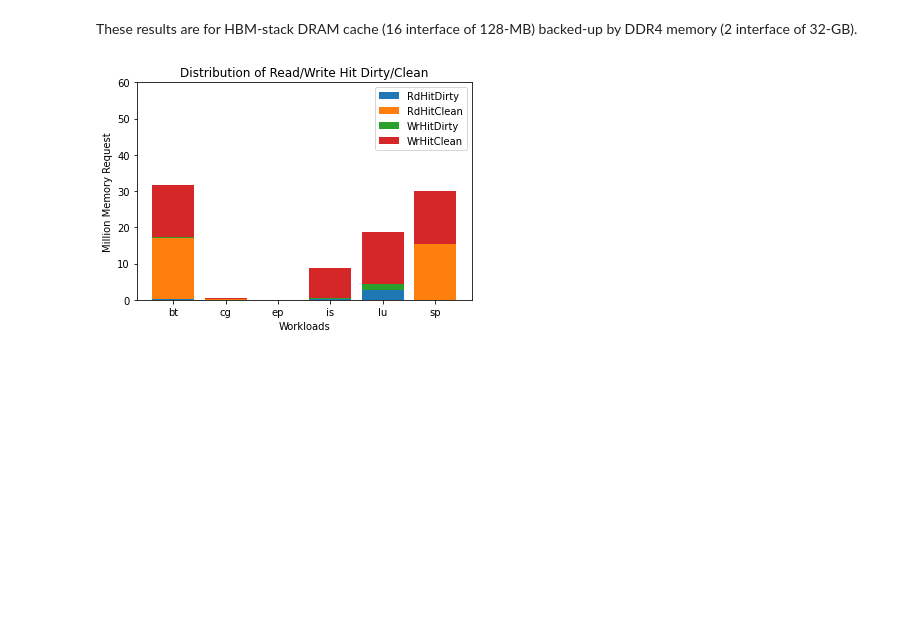
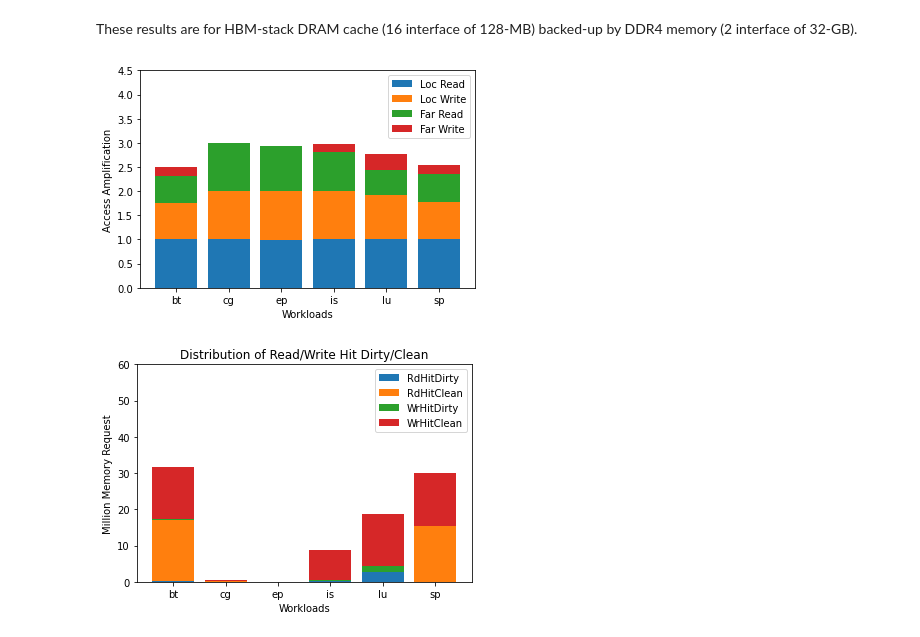
Before and after one commit to darchr/dramCacheController, a Jupyter notebook: myPlots/res_Oct_31/npb_alloy_5sec.ipynb, the cells around one changed output. Saved outputs shown, nothing was run; the diff lists cells and outputs as text; code cells hidden in the pictures; blank space fills up the shorter version.

```diff
--- a/myPlots/res_Oct_31/npb_alloy_5sec.ipynb
+++ b/myPlots/res_Oct_31/npb_alloy_5sec.ipynb
@@ -117,32 +117,30 @@ df = pd.DataFrame(rows, columns=[
 
 df.to_csv("/scr/babaie/policyBaselineRes/3rd/dramCacheController/myPlots/res_Oct_31/npb.csv")
 # %%
-# x = ['bt', 'cg', 'ep', 'is', 'lu', 'sp']
-#
-# y1 = df['system.loc_mem_ctrl.dram.readBursts'].astype(int) / (df['readReqs'].astype(int)+df['writeReqs'].astype(int))
-# y2 = df['system.loc_mem_ctrl.dram.writeBursts'].astype(int) / (df['readReqs'].astype(int)+df['writeReqs'].astype(int))
-# y3 = df['system.far_mem_ctrl.dram.readBursts'].astype(int) / (df['readReqs'].astype(int)+df['writeReqs'].astype(int))
-# y4 = df['system.far_mem_ctrl.dram.writeBursts'].astype(int) / (df['readReqs'].astype(int)+df['writeReqs'].astype(int))
-#
-# # print (y1)
-# # print (y2)
-# # print (y3)
-# # print (y4)
-#
-# # Multi bar Chart
-# fig = plt.figure()
-# fig.set_size_inches(6, 4)
-#
-# plt.bar(x, y1, label = 'Loc Read')
-# plt.bar(x, y2, bottom=y2, label = 'Loc Write')
-# plt.bar(x, y3, bottom=y2+y3, label = 'Far Read')
-# plt.bar(x, y4, bottom=y2+y3+y4, label = 'Far Write')
-#
-# plt.title("Distribution of Read/Write Hit Dirty/Clean")
-# plt.xlabel("Workloads")
-# plt.ylabel("Million Memory Request")
-# plt.legend()
-# plt.show()
+x = ['bt', 'cg', 'ep', 'is', 'lu', 'sp']
+
+y1 = df['system.loc_mem_ctrl.dram.readBursts'].astype(float) / (df['readReqs'].astype(float)+df['writeReqs'].astype(float))
+y2 = df['system.loc_mem_ctrl.dram.writeBursts'].astype(float) / (df['readReqs'].astype(float)+df['writeReqs'].astype(float))
+y3 = df['system.far_mem_ctrl.dram.readBursts'].astype(float) / (df['readReqs'].astype(float)+df['writeReqs'].astype(float))
+y4 = df['system.far_mem_ctrl.dram.writeBursts'].astype(float) / (df['readReqs'].astype(float)+df['writeReqs'].astype(float))
+
+# Multi bar Chart
+fig = plt.figure()
+fig.set_size_inches(6, 4)
+plt.ylim([0,4.5])
+
+plt.bar(x, y1, label = 'Loc Read')
+plt.bar(x, y2, bottom=y1, label = 'Loc Write')
+plt.bar(x, y3, bottom=y1+y2, label = 'Far Read')
+plt.bar(x, y4, bottom=y1+y2+y3, label = 'Far Write')
+
+plt.title("")
+plt.xlabel("Workloads")
+plt.ylabel("Access Amplification")
+plt.legend()
+plt.show()
+# %% [output]
+[figure, added]
 # %%
 x = ['bt', 'cg', 'ep', 'is', 'lu', 'sp']
 
```
Also changed, not shown: parts of 3 cells of this notebook, 1 other file.
